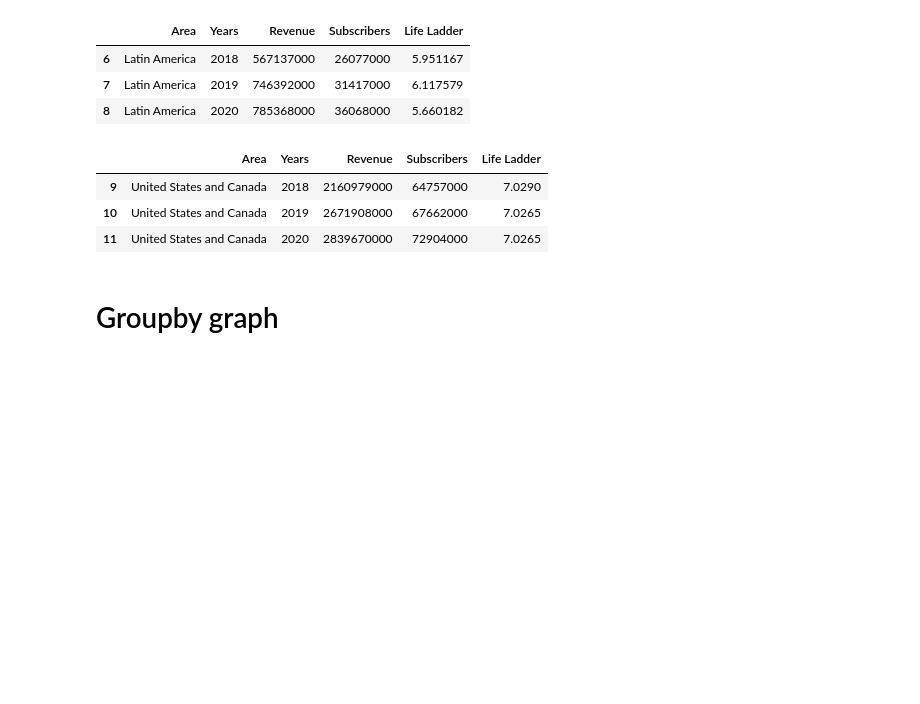
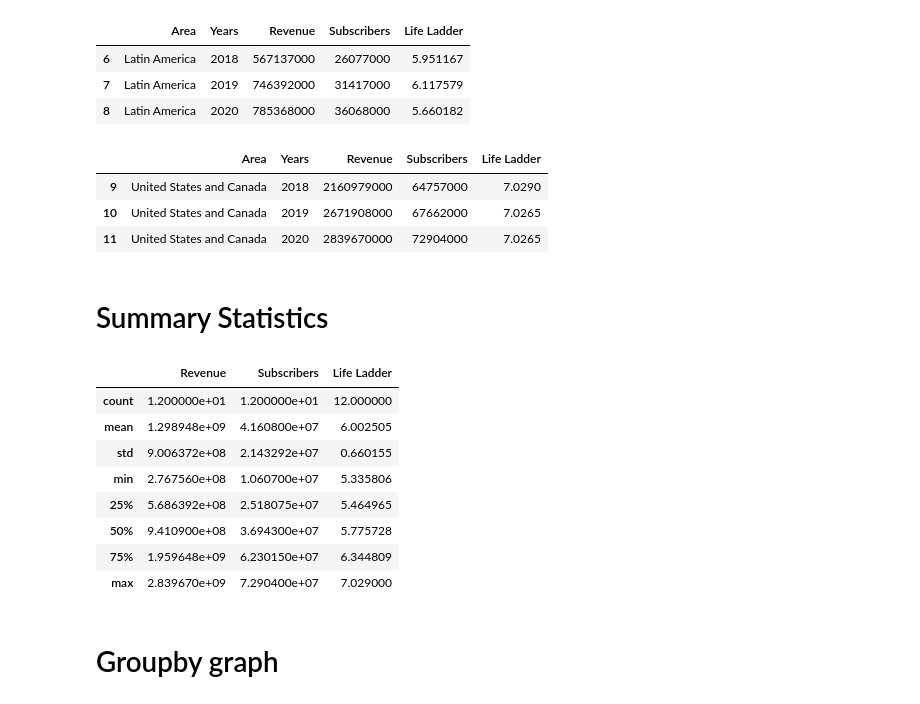
Before and after one commit to adamholcomb/Python-Media-Happiness-Analysis, a Jupyter notebook: HappinessIndex-KF.ipynb, the cells around one changed output. Cells and saved outputs as stored; diff of their text form; code cells hidden in the pictures; blank space fills up the shorter version.

```diff
--- a/HappinessIndex-KF.ipynb
+++ b/HappinessIndex-KF.ipynb
@@ -512,3 +529,20 @@ usa_area
 | 9 | United States and Canada | 2018 | 2160979000 | 64757000 | 7.0290 |
 | 10 | United States and Canada | 2019 | 2671908000 | 67662000 | 7.0265 |
 | 11 | United States and Canada | 2020 | 2839670000 | 72904000 | 7.0265 |
+# %% [markdown]
+# Summary Statistics
+# %%
+# Summary Statistics
+netflix_rev_region_year
+netflix_goupby = reset_index.describe()
+netflix_goupby
+# %% [output]
+|  | Revenue | Subscribers | Life Ladder |
+| count | 1.200000e+01 | 1.200000e+01 | 12.000000 |
+| mean | 1.298948e+09 | 4.160800e+07 | 6.002505 |
+| std | 9.006372e+08 | 2.143292e+07 | 0.660155 |
+| min | 2.767560e+08 | 1.060700e+07 | 5.335806 |
+| 25% | 5.686392e+08 | 2.518075e+07 | 5.464965 |
+| 50% | 9.410900e+08 | 3.694300e+07 | 5.775728 |
+| 75% | 1.959648e+09 | 6.230150e+07 | 6.344809 |
+| max | 2.839670e+09 | 7.290400e+07 | 7.029000 |
```
Also changed, not shown: parts of 22 cells of this notebook, 1 other file.
